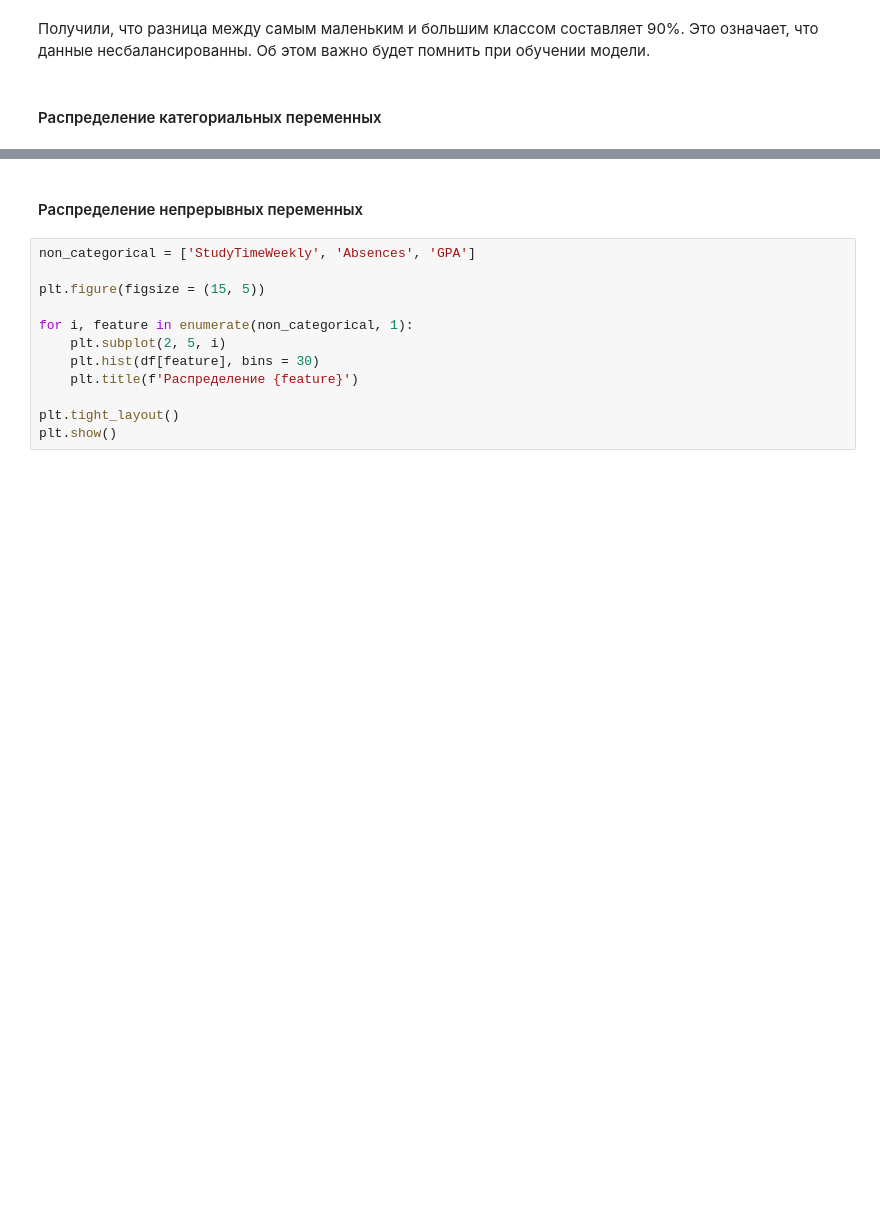
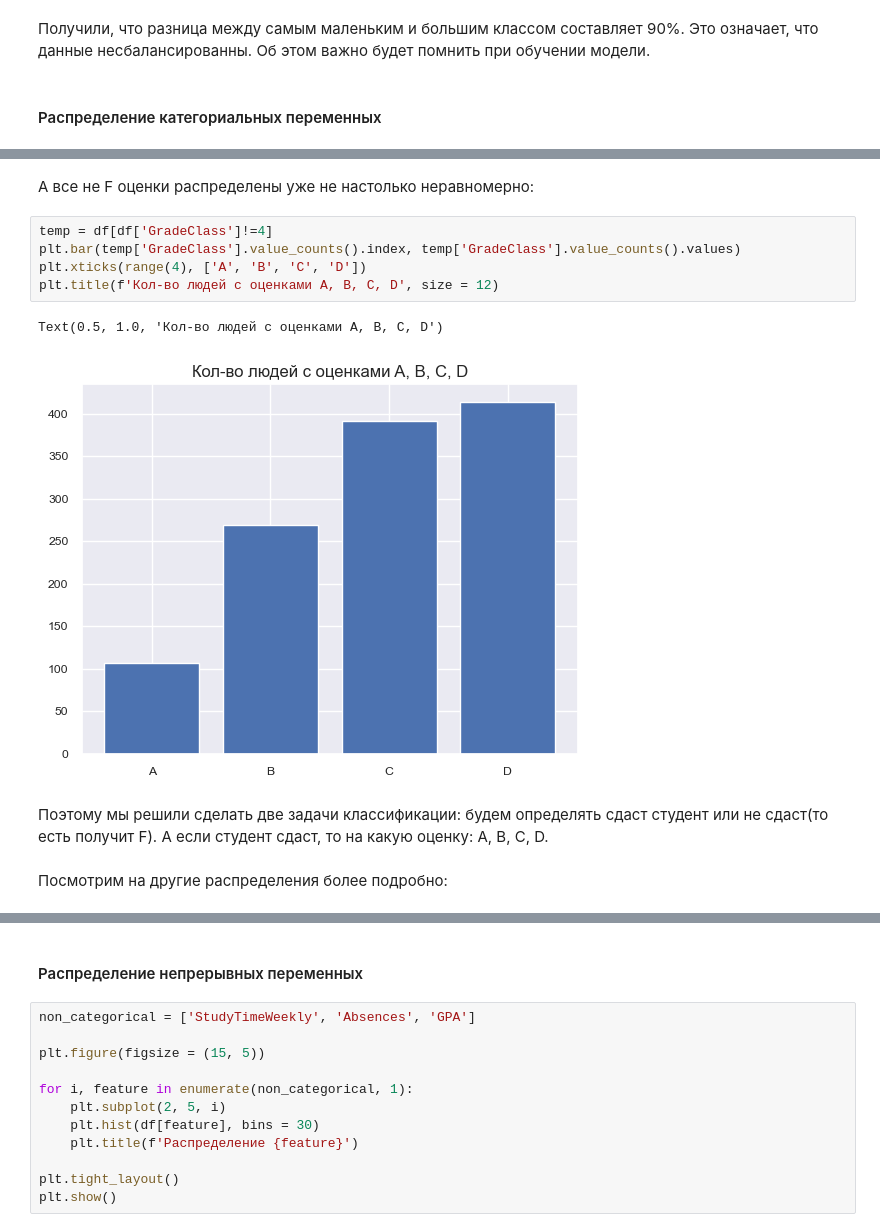
Before and after one commit to Tsygaika/Students-Performance, a Jupyter notebook: Students Performance_EDA.ipynb, the cells around one changed output, grey strips where cells are left out. Saved outputs shown, nothing was run; the diff lists cells and outputs as text; blank space fills up the shorter version.

```diff
--- a/Students Performance_EDA.ipynb
+++ b/Students Performance_EDA.ipynb
@@ -126,0 +130,14 @@ plt.show()
+# %% [markdown]
+А все не F оценки распределены уже не настолько неравномерно:
+# %%
+temp = df[df['GradeClass']!=4]
+plt.bar(temp['GradeClass'].value_counts().index, temp['GradeClass'].value_counts().values)
+plt.xticks(range(4), ['A', 'B', 'C', 'D'])
+plt.title(f'Кол-во людей с оценками A, B, C, D', size = 12)
+# %% [output]
+Text(0.5, 1.0, 'Кол-во людей с оценками A, B, C, D')
+[figure, added]
+# %% [markdown]
+Поэтому мы решили сделать две задачи классификации: будем определять сдаст студент или не сдаст(то есть получит F). А если студент сдаст, то на какую оценку: A, B, C, D.
+# %% [markdown]
+Посмотрим на другие распределения более подробно:
```
Also changed, not shown: parts of 25 cells of this notebook, 2 other files.
